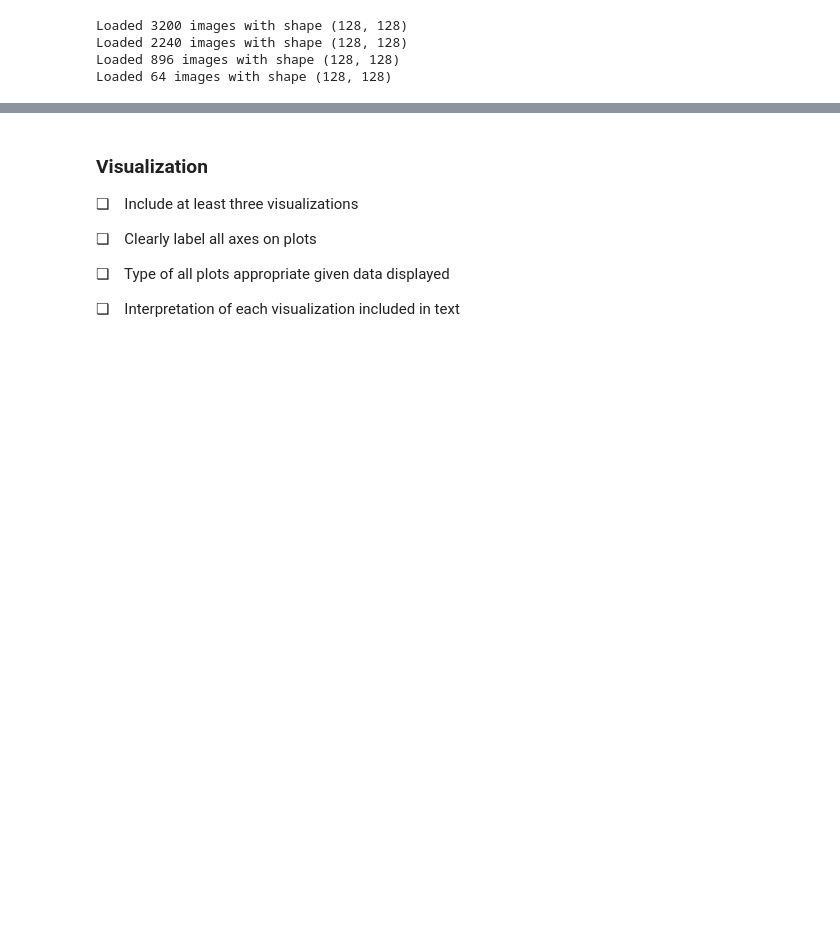
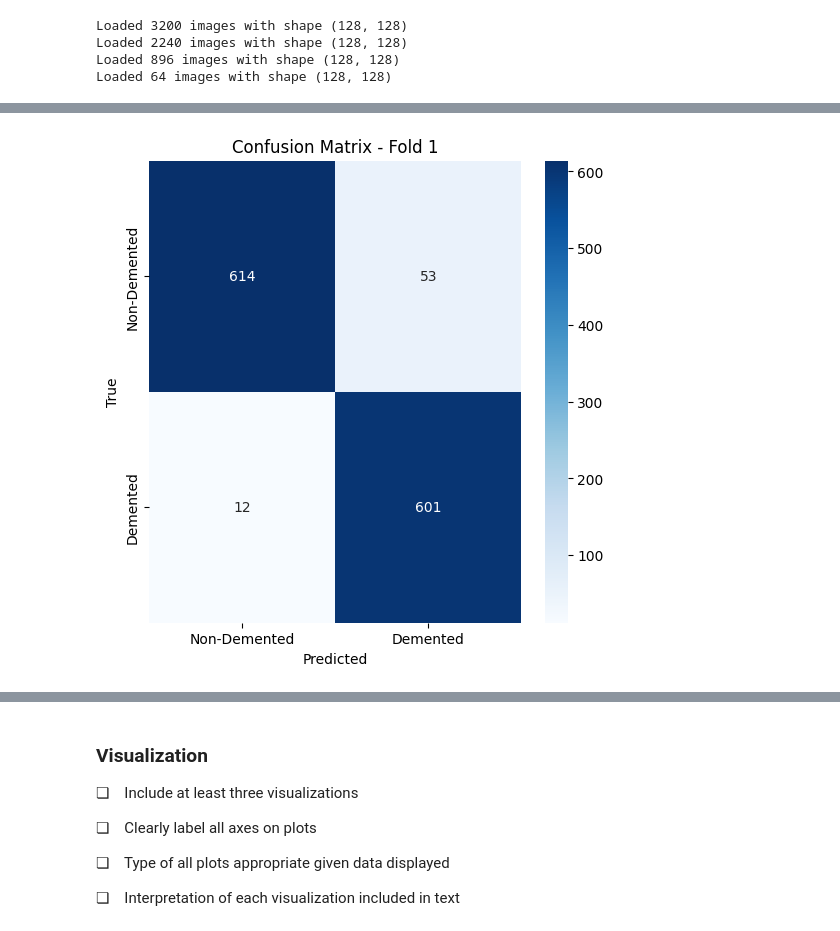
Before and after one commit to natdosan/cogs138project, a Jupyter notebook: final_project.ipynb, the cells around one changed output, grey strips where cells are left out. Cells and saved outputs as stored; diff of their text form; code cells hidden in the pictures; blank space fills up the shorter version.

```diff
--- a/final_project.ipynb
+++ b/final_project.ipynb
@@ -61,10 +70,10 @@ from util import *
 # %% [markdown]
 Nate created a dataloader function so that we can load in all the data into separate arrays as well as see the number of examples in each to help assess any class imbalances. As seen below, all images are of 128 x 128 pixels, and there are two classes which make up the majority of the examples, non demented and very mildly demented patients. This result is not too surprising as we would expect a majority of patients to not have mild / moderate demensia.
 # %%
-non_demented = dataloader('data/Non_Demented')
-very_mild_demented = dataloader('data/Very_Mild_Demented')
-mild_demented = dataloader('data/Mild_Demented')
-moderate_demented = dataloader('data/Moderate_Demented')
+non_demented = dataloader('/content/drive/MyDrive/Colab/final_project/data/Non_Demented')
+very_mild_demented = dataloader('/content/drive/MyDrive/Colab/final_project/data/Very_Mild_Demented')
+mild_demented = dataloader('/content/drive/MyDrive/Colab/final_project/data/Mild_Demented')
+moderate_demented = dataloader('/content/drive/MyDrive/Colab/final_project/data/Moderate_Demented')
 # %% [output]
 Loaded 3200 images with shape (128, 128)
 Loaded 2240 images with shape (128, 128)
@@ -74,0 +82,90 @@ We will make two datasets, one where we keep the original class distribution, an
+# %%
+non_demented_labels = np.zeros(non_demented.shape[0])
+demented_labels = np.ones(very_mild_demented.shape[0] + mild_demented.shape[0] + moderate_demented.shape[0])
+
+
+X = np.concatenate((non_demented, very_mild_demented, mild_demented, moderate_demented), axis=0)
+y = np.concatenate((non_demented_labels, demented_labels), axis=0)
+
+if len(X.shape) == 3:
+    X = np.expand_dims(X, axis=-1)
+
+
+X = X / 255.0
+
+
+kf = KFold(n_splits=5, shuffle=True, random_state=42)
+
+
+cv_results = []
+
+for i, (train_index, test_index) in enumerate(kf.split(X)):
+    X_train, X_test = X[train_index], X[test_index]
+    y_train, y_test = y[train_index], y[test_index]
+
+
+    y_train = to_categorical(y_train, num_classes=2)
+    y_test = to_categorical(y_test, num_classes=2)
+
+
+    model = Sequential([
+        Conv2D(32, (3, 3), activation='relu', input_shape=(X_train.shape[1], X_train.shape[2], X_train.shape[3])),
+        MaxPooling2D((2, 2)),
+        Conv2D(64, (3, 3), activation='relu'),
+        MaxPooling2D((2, 2)),
+        Conv2D(128, (3, 3), activation='relu'),
+        MaxPooling2D((2, 2)),
+        Flatten(),
+        Dense(128, activation='relu'),
+        Dropout(0.5),
+        Dense(2, activation='softmax')
+    ])
+
+
+    model.compile(optimizer=Adam(), loss='categorical_crossentropy', metrics=['accuracy'])
+    history = model.fit(X_train, y_train, epochs=10, batch_size=32, validation_data=(X_test, y_test))
+
+
+    loss, accuracy = model.evaluate(X_test, y_test)
+    print(f'Test Accuracy: {accuracy * 100:.2f}%')
+
+
+    y_pred = model.predict(X_test)
+    y_pred_classes = np.argmax(y_pred, axis=1)
+    y_true = np.argmax(y_test, axis=1)
+    print(classification_report(y_true, y_pred_classes))
+    print(confusion_matrix(y_true, y_pred_classes))
+
+    cm = confusion_matrix(y_true, y_pred_classes)
+    plt.figure(figsize=(6, 6))
+    sns.heatmap(cm, annot=True, fmt='d', cmap='Blues', xticklabels=['Non-Demented', 'Demented'], yticklabels=['Non-Demented', 'Demented'])
+    plt.title(f'Confusion Matrix - Fold {i+1}')
+    plt.xlabel('Predicted')
+    plt.ylabel('True')
+    plt.show()
+    cv_results.append(accuracy)
+
+
+average_accuracy = np.mean(cv_results)
+print(f'Average Cross-Validation Accuracy: {average_accuracy * 100:.2f}%')
+
+
+plt.figure(figsize=(12, 4))
+plt.subplot(1, 2, 1)
+plt.plot(history.history['accuracy'])
+plt.plot(history.history['val_accuracy'])
+plt.title('Model accuracy')
+plt.xlabel('Epoch')
+plt.ylabel('Accuracy')
+plt.legend(['Train', 'Test'], loc='upper left')
+
+plt.subplot(1, 2, 2)
+plt.plot(history.history['loss'])
+plt.plot(history.history['val_loss'])
+plt.title('Model loss')
+plt.xlabel('Epoch')
+plt.ylabel('Loss')
+plt.legend(['Train', 'Test'], loc='upper left')
+
+plt.show()
+# %% [output]
@@ -74,0 +189 @@ We will make two datasets, one where we keep the original class distribution, an
+[figure, added]
```
Also changed, not shown: parts of 12 cells of this notebook.
